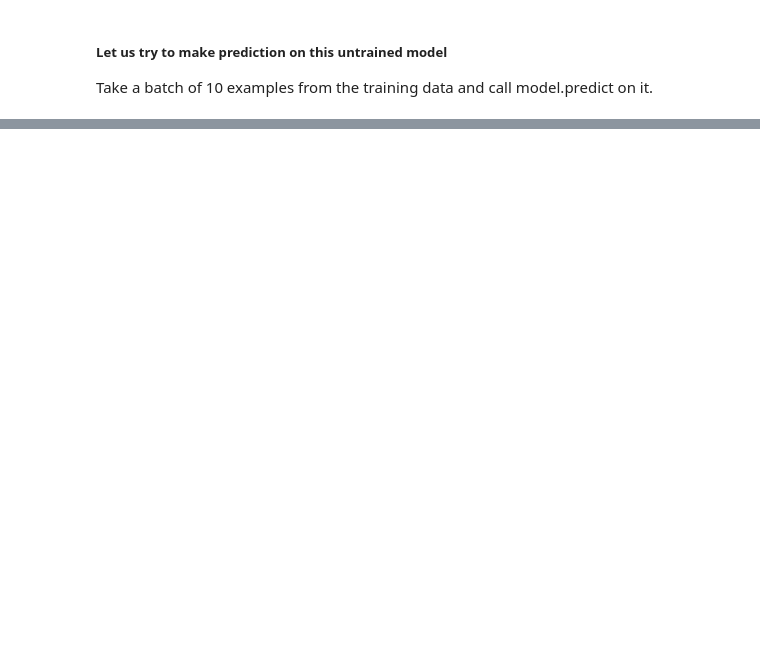
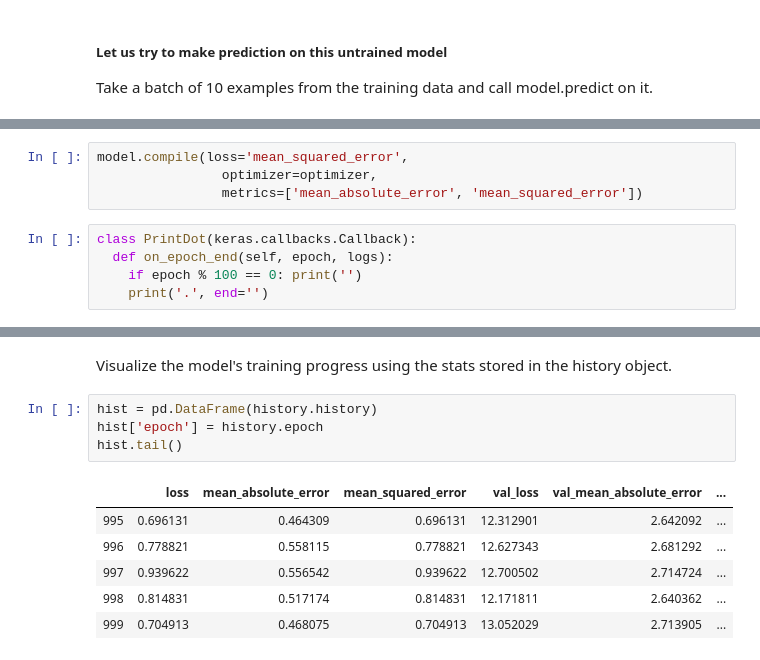
Before and after one commit to tariksetia/3pg-cop-dnn, a Jupyter notebook: regression.ipynb, the cells around one changed output, grey strips where cells are left out. Drawn from its saved outputs; the diff is of its cells as text; blank space fills up the shorter version.

```diff
--- a/regression.ipynb
+++ b/regression.ipynb
@@ -170,0 +209,9 @@ array([[ 0.12262779],
+# %%
+model.compile(loss='mean_squared_error',
+                optimizer=optimizer,
+                metrics=['mean_absolute_error', 'mean_squared_error'])
+# %%
+class PrintDot(keras.callbacks.Callback):
+  def on_epoch_end(self, epoch, logs):
+    if epoch % 100 == 0: print('')
+    print('.', end='')
@@ -170,0 +238,13 @@ array([[ 0.12262779],
+# %% [markdown]
+Visualize the model's training progress using the stats stored in the history object.
+# %%
+hist = pd.DataFrame(history.history)
+hist['epoch'] = history.epoch
+hist.tail()
+# %% [output]
+|  | loss | mean_absolute_error | mean_squared_error | val_loss | val_mean_absolute_error | ... |
+| 995 | 0.696131 | 0.464309 | 0.696131 | 12.312901 | 2.642092 | ... |
+| 996 | 0.778821 | 0.558115 | 0.778821 | 12.627343 | 2.681292 | ... |
+| 997 | 0.939622 | 0.556542 | 0.939622 | 12.700502 | 2.714724 | ... |
+| 998 | 0.814831 | 0.517174 | 0.814831 | 12.171811 | 2.640362 | ... |
+| 999 | 0.704913 | 0.468075 | 0.704913 | 13.052029 | 2.713905 | ... |
```
Also changed, not shown: parts of 14 cells of this notebook, 1 other file.
